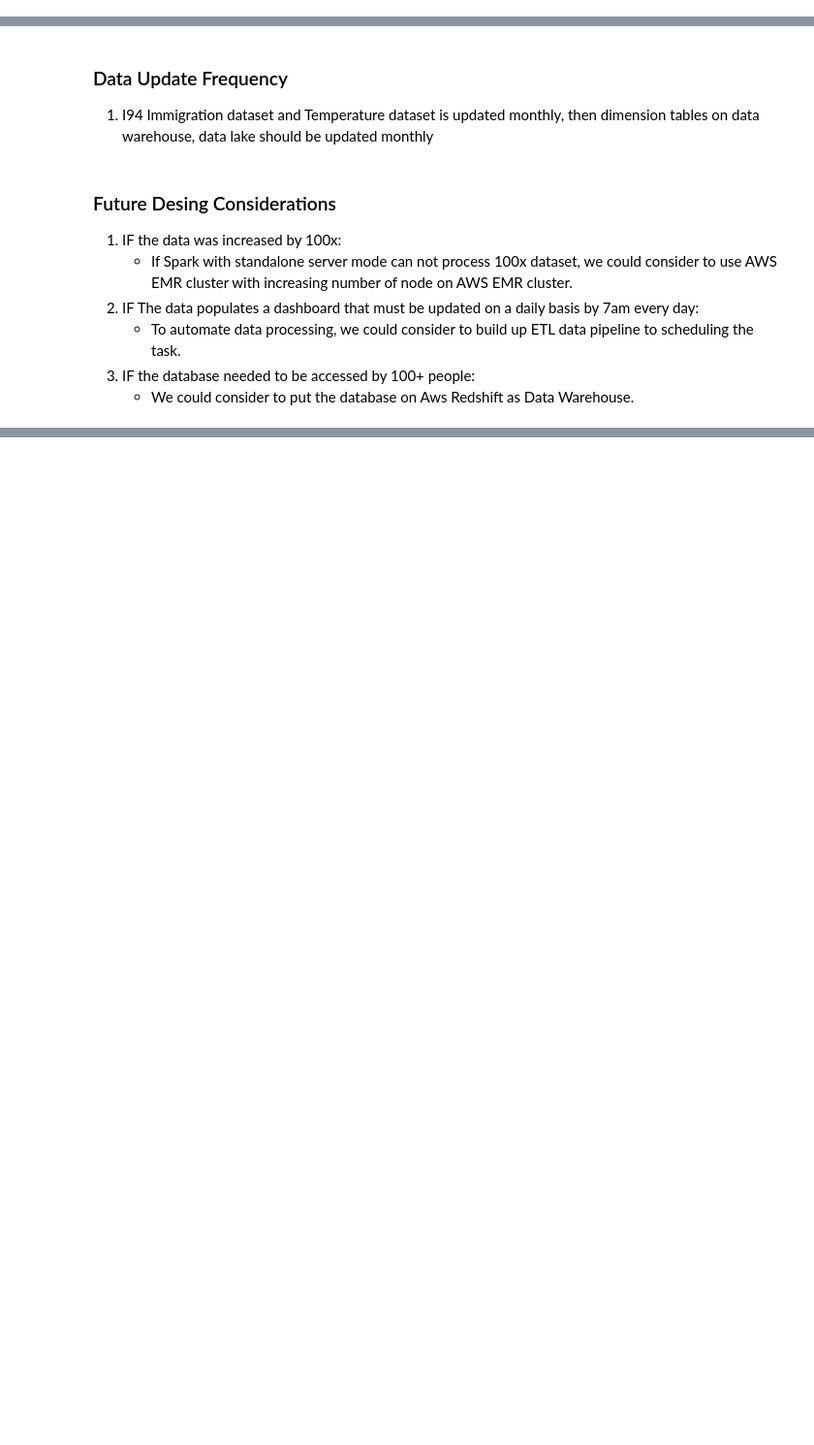
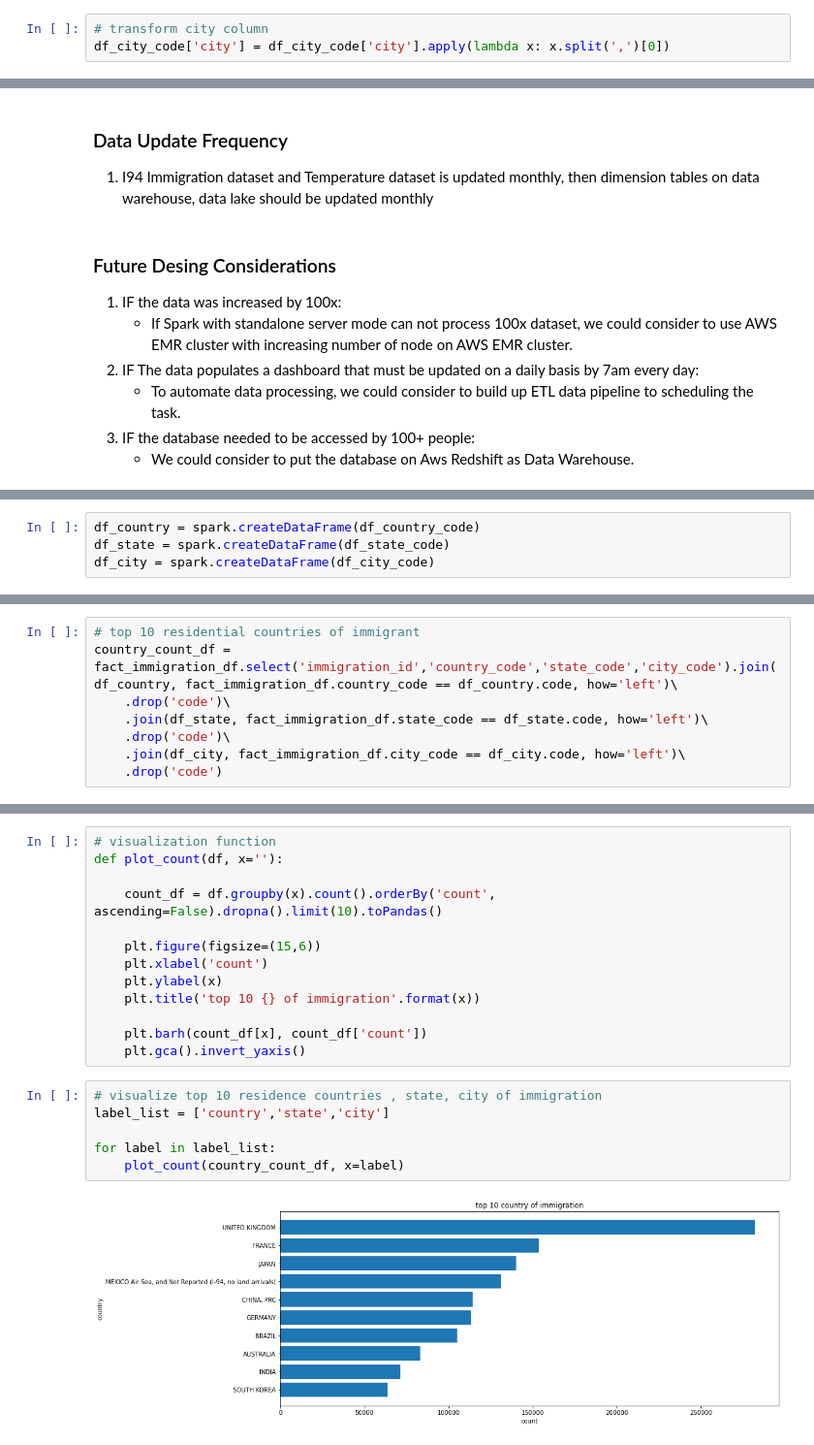
Before and after one commit to pariskimchi/DEND_project, a Jupyter notebook: Project6_Capstone_project/Capstone_Project_Template.ipynb, the cells around one changed output, grey strips where cells are left out. Shown at 97% size. Cells and saved outputs as stored; diff of their text form; blank space fills up the shorter version.

```diff
--- a/Project6_Capstone_project/Capstone_Project_Template.ipynb
+++ b/Project6_Capstone_project/Capstone_Project_Template.ipynb
@@ -934,3 +991,6 @@ df_city_code.count()
 code    660
 city    660
 dtype: int64
+# %%
+# transform city column
+df_city_code['city'] = df_city_code['city'].apply(lambda x: x.split(',')[0])
@@ -1204,0 +1311,4 @@ Data quality check passed for dim_state with 55 records.
+# %%
+df_country = spark.createDataFrame(df_country_code)
+df_state = spark.createDataFrame(df_state_code)
+df_city = spark.createDataFrame(df_city_code)
@@ -1204,0 +1319,8 @@ Data quality check passed for dim_state with 55 records.
+# %%
+# top 10 residential countries of immigrant
+country_count_df = fact_immigration_df.select('immigration_id','country_code','state_code','city_code').join(df_country, fact_immigration_df.country_code == df_country.code, how='left')\
+    .drop('code')\
+    .join(df_state, fact_immigration_df.state_code == df_state.code, how='left')\
+    .drop('code')\
+    .join(df_city, fact_immigration_df.city_code == df_city.code, how='left')\
+    .drop('code')
@@ -1204,0 +1340,21 @@ Data quality check passed for dim_state with 55 records.
+# %%
+# visualization function
+def plot_count(df, x=''):
+
+    count_df = df.groupby(x).count().orderBy('count', ascending=False).dropna().limit(10).toPandas()
+
+    plt.figure(figsize=(15,6))
+    plt.xlabel('count')
+    plt.ylabel(x)
+    plt.title('top 10 {} of immigration'.format(x))
+
+    plt.barh(count_df[x], count_df['count'])
+    plt.gca().invert_yaxis()
+# %%
+# visualize top 10 residence countries , state, city of immigration
+label_list = ['country','state','city']
+
+for label in label_list:
+    plot_count(country_count_df, x=label)
+# %% [output]
+[figure, added]
```
Also changed, not shown: parts of 58 cells of this notebook, 2 other files.
